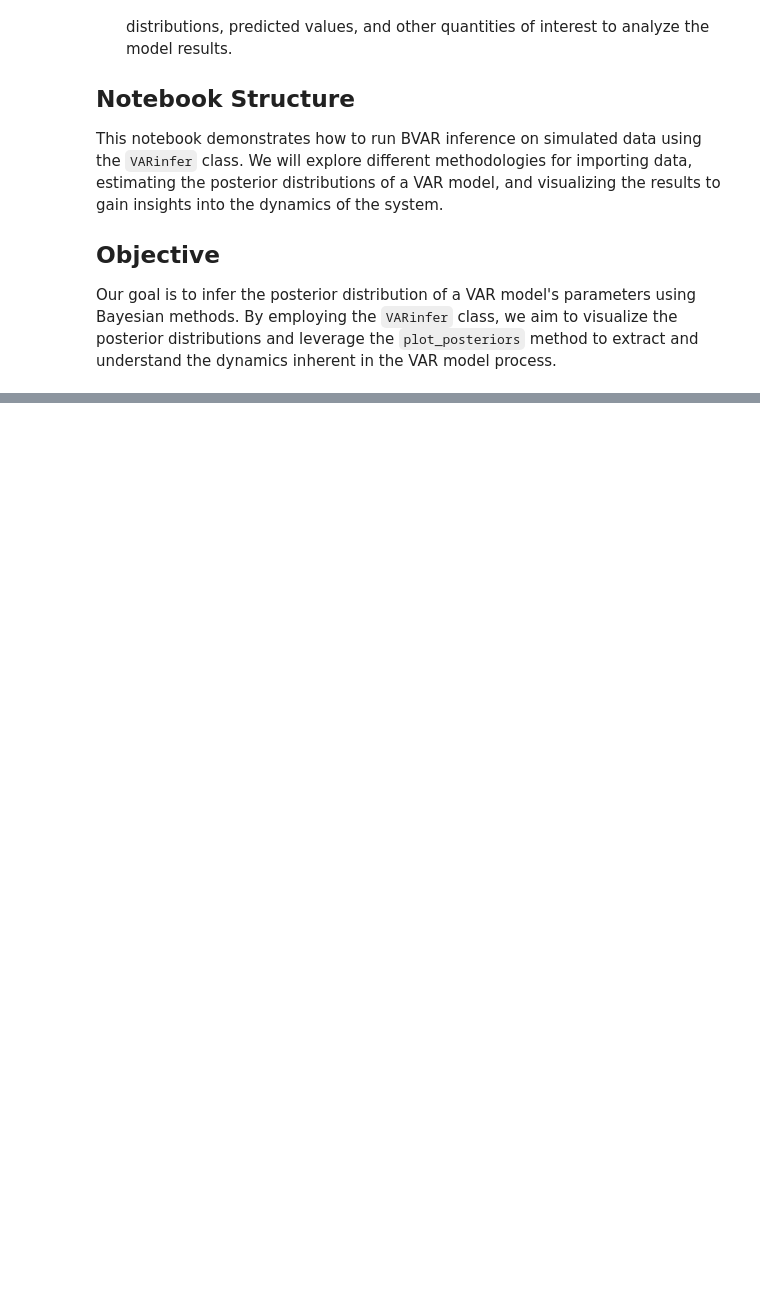
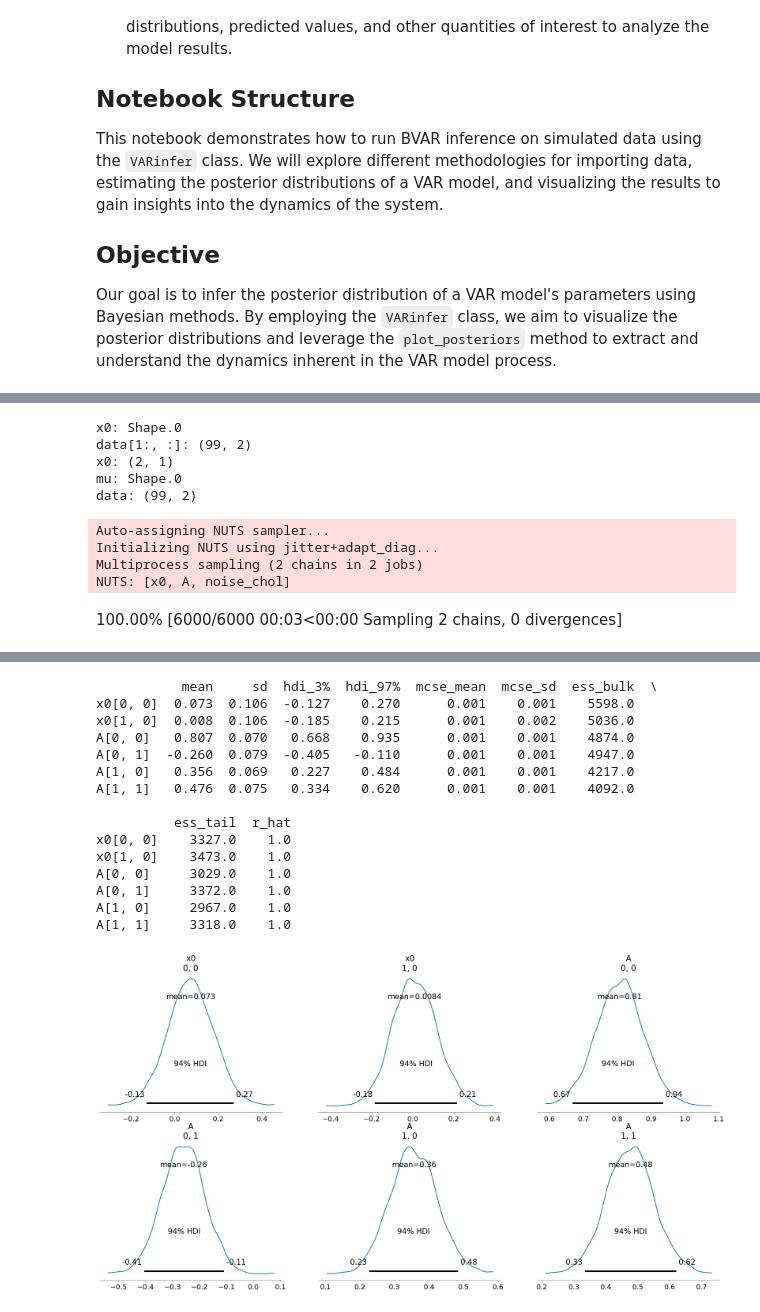
Before and after one commit to ucl-cssb/MIMIC, a Jupyter notebook: examples/examples-inf-BVAR/BVARinfer.ipynb, the cells around one changed output, grey strips where cells are left out. Drawn from its saved outputs; the diff is of its cells as text; code cells hidden in the pictures; blank space fills up the shorter version.

Commit message:
Finished (almost) with all the jupyter notebooks for the examples

```diff
--- a/examples/examples-inf-BVAR/BVARinfer.ipynb
+++ b/examples/examples-inf-BVAR/BVARinfer.ipynb
@@ -38,0 +84,28 @@ Our goal is to infer the posterior distribution of a VAR model's parameters usin
+# %%
+import os
+
+# Get the current directory
+current_dir = os.getcwd()
+
+# Add the examples/examples-inf-BVAR directory to the current directory
+current_dir = os.path.join(current_dir, 'examples/examples-inf-BVAR')
+
+# Construct the full path to the CSV file
+csv_file_path = os.path.join(current_dir, 'simulated_data.csv')
+
+# Create an instance of VARInfer and import the data
+infer2 = VARInfer(data=None)
+infer2.import_data(csv_file_path)
+# %%
+infer2.run_inference()
+# %% [output]
+x0: Shape.0
+data[1:, :]: (99, 2)
+x0: (2, 1)
+mu: Shape.0
+data: (99, 2)
+Auto-assigning NUTS sampler...
+Initializing NUTS using jitter+adapt_diag...
+Multiprocess sampling (2 chains in 2 jobs)
+NUTS: [x0, A, noise_chol]
+100.00% [6000/6000 00:03<00:00 Sampling 2 chains, 0 divergences]
@@ -38,0 +114,16 @@ Our goal is to infer the posterior distribution of a VAR model's parameters usin
+           mean     sd  hdi_3%  hdi_97%  mcse_mean  mcse_sd  ess_bulk  \
+x0[0, 0]  0.073  0.106  -0.127    0.270      0.001    0.001    5598.0
+x0[1, 0]  0.008  0.106  -0.185    0.215      0.001    0.002    5036.0
+A[0, 0]   0.807  0.070   0.668    0.935      0.001    0.001    4874.0
+A[0, 1]  -0.260  0.079  -0.405   -0.110      0.001    0.001    4947.0
+A[1, 0]   0.356  0.069   0.227    0.484      0.001    0.001    4217.0
+A[1, 1]   0.476  0.075   0.334    0.620      0.001    0.001    4092.0
+
+          ess_tail  r_hat
+x0[0, 0]    3327.0    1.0
+x0[1, 0]    3473.0    1.0
+A[0, 0]     3029.0    1.0
+A[0, 1]     3372.0    1.0
+A[1, 0]     2967.0    1.0
+A[1, 1]     3318.0    1.0
+[figure, added]
```
Also changed, not shown: parts of 6 cells of this notebook, 4 other files.
